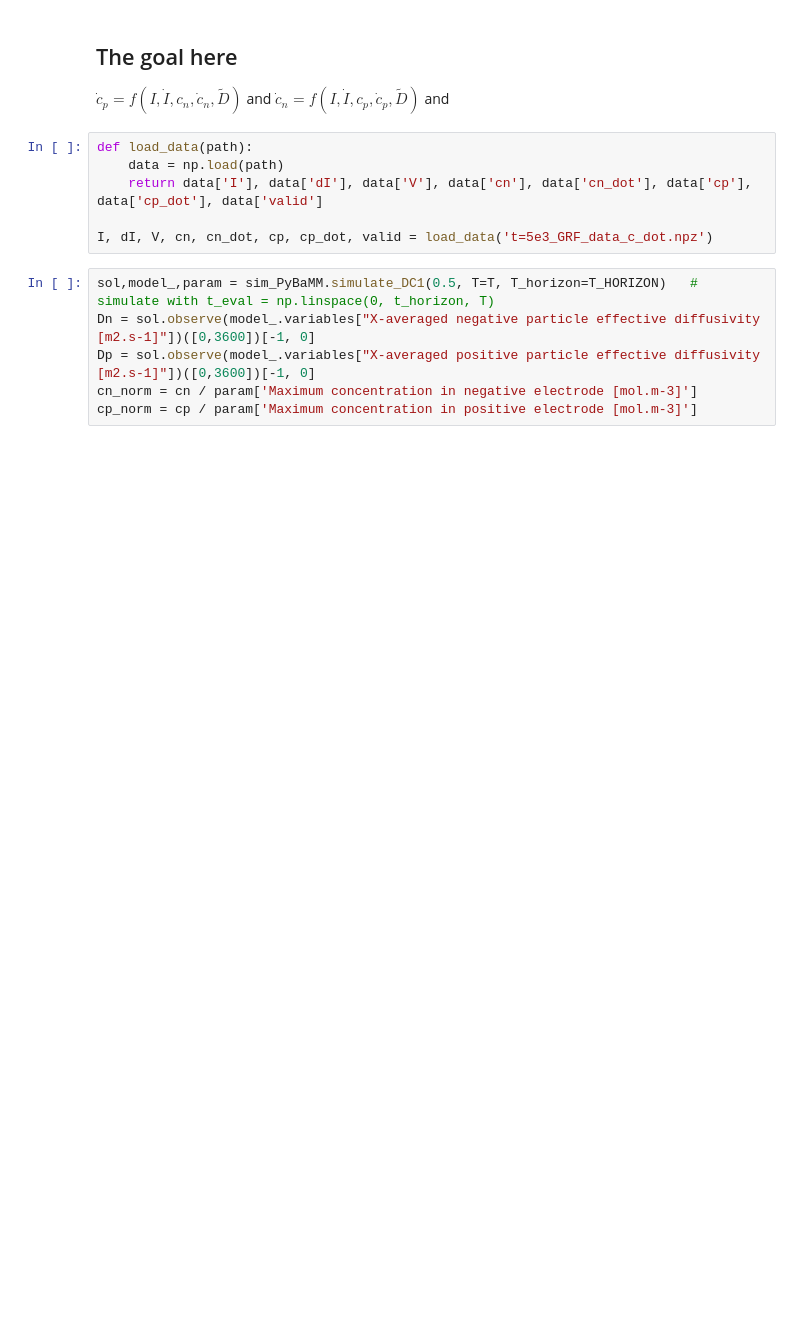
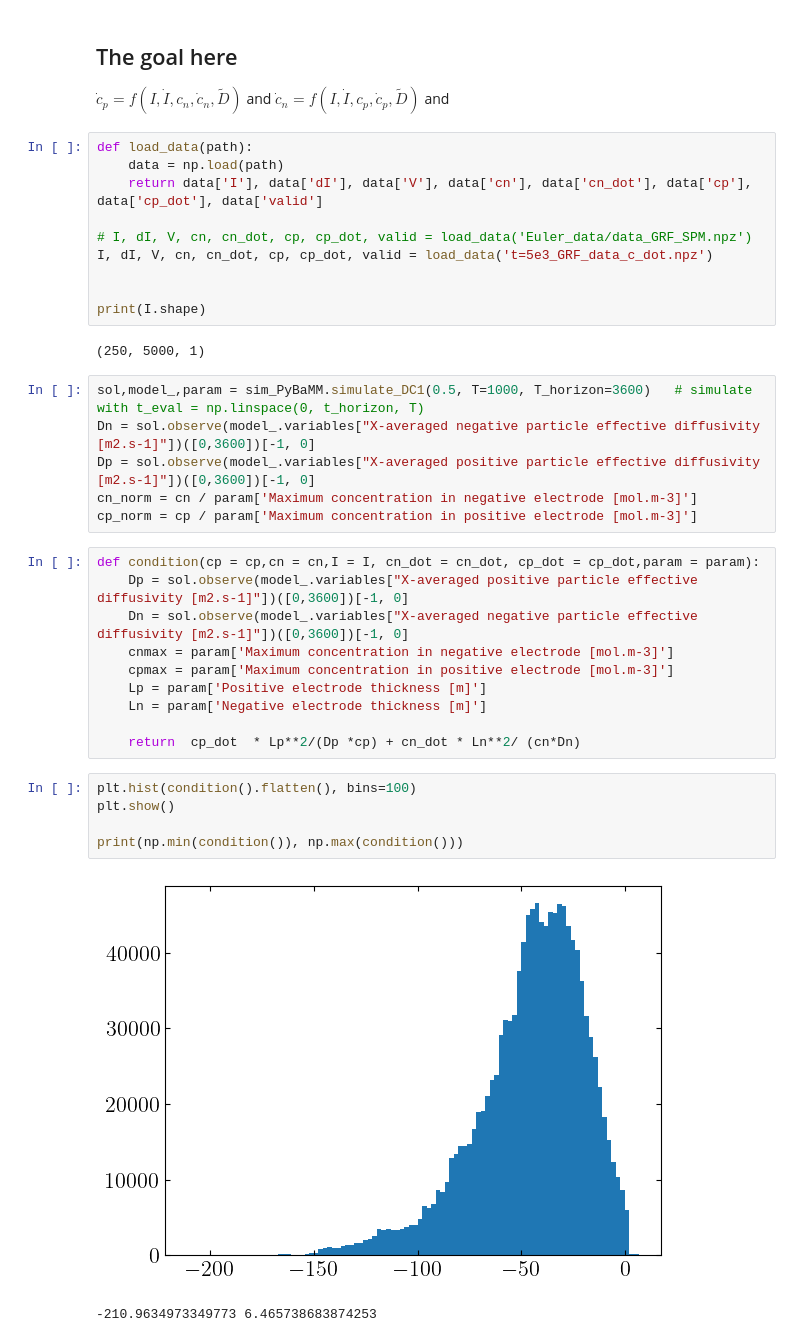
Before and after one commit to j-haralds/MSc_thesis, a Jupyter notebook: program/BasicEulerNN/1_JH_symbol.ipynb, the cells around one changed output. Cells and saved outputs as stored; diff of their text form; blank space fills up the shorter version.

```diff
--- a/program/BasicEulerNN/1_JH_symbol.ipynb
+++ b/program/BasicEulerNN/1_JH_symbol.ipynb
@@ -37,10 +35,34 @@ def load_data(path):
     data = np.load(path)
     return data['I'], data['dI'], data['V'], data['cn'], data['cn_dot'], data['cp'], data['cp_dot'], data['valid']
 
+# I, dI, V, cn, cn_dot, cp, cp_dot, valid = load_data('Euler_data/data_GRF_SPM.npz')
 I, dI, V, cn, cn_dot, cp, cp_dot, valid = load_data('t=5e3_GRF_data_c_dot.npz')
+
+
+print(I.shape)
+# %% [output]
+(250, 5000, 1)
 # %%
-sol,model_,param = sim_PyBaMM.simulate_DC1(0.5, T=T, T_horizon=T_HORIZON)   # simulate with t_eval = np.linspace(0, t_horizon, T)
+sol,model_,param = sim_PyBaMM.simulate_DC1(0.5, T=1000, T_horizon=3600)   # simulate with t_eval = np.linspace(0, t_horizon, T)
 Dn = sol.observe(model_.variables["X-averaged negative particle effective diffusivity [m2.s-1]"])([0,3600])[-1, 0]
 Dp = sol.observe(model_.variables["X-averaged positive particle effective diffusivity [m2.s-1]"])([0,3600])[-1, 0]
 cn_norm = cn / param['Maximum concentration in negative electrode [mol.m-3]']
 cp_norm = cp / param['Maximum concentration in positive electrode [mol.m-3]']
+# %%
+def condition(cp = cp,cn = cn,I = I, cn_dot = cn_dot, cp_dot = cp_dot,param = param):
+    Dp = sol.observe(model_.variables["X-averaged positive particle effective diffusivity [m2.s-1]"])([0,3600])[-1, 0]
+    Dn = sol.observe(model_.variables["X-averaged negative particle effective diffusivity [m2.s-1]"])([0,3600])[-1, 0]
+    cnmax = param['Maximum concentration in negative electrode [mol.m-3]']
+    cpmax = param['Maximum concentration in positive electrode [mol.m-3]']
+    Lp = param['Positive electrode thickness [m]']
+    Ln = param['Negative electrode thickness [m]']
+
+    return  cp_dot  * Lp**2/(Dp *cp) + cn_dot * Ln**2/ (cn*Dn)
+# %%
+plt.hist(condition().flatten(), bins=100)
+plt.show()
+
+print(np.min(condition()), np.max(condition()))
+# %% [output]
+[figure, added]
+-210.9634973349773 6.465738683874253
```
Also changed, not shown: parts of 2 cells of this notebook, 1 other file.
